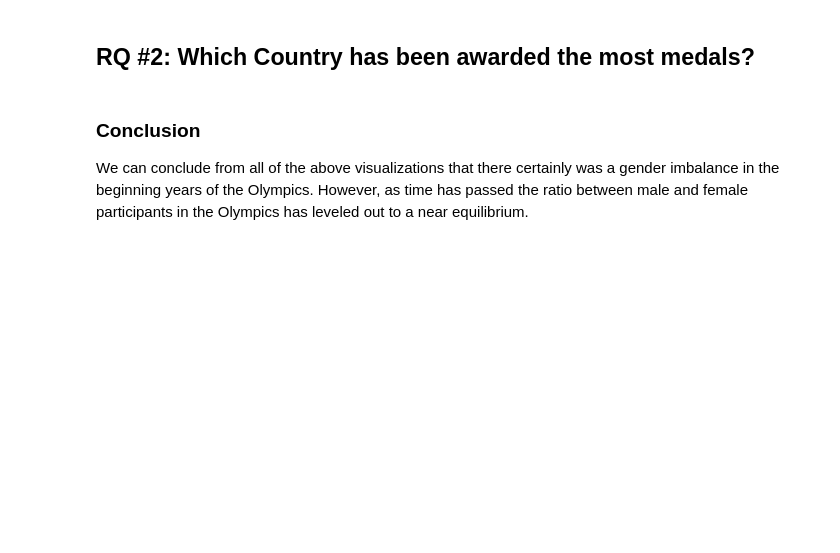
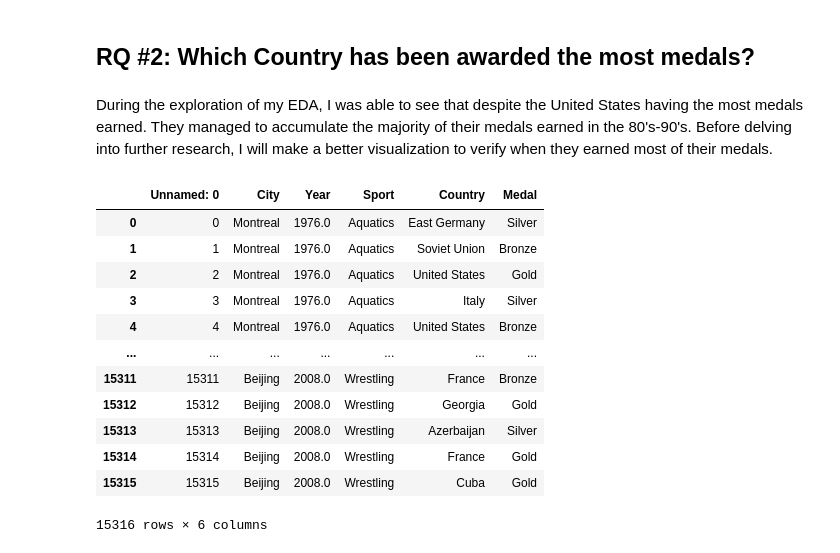
Before and after one commit to data301-2020-winter2/course-project-group_1053, a Jupyter notebook: analysis/Analysis.ipynb, the cells around one changed output. Cells and saved outputs as stored; diff of their text form; code cells hidden in the pictures; blank space fills up the shorter version.

```diff
--- a/analysis/Analysis.ipynb
+++ b/analysis/Analysis.ipynb
@@ -92,6 +100,20 @@ Finally, here we have the gender proportions chart from 2008. In this chart it i
 # %% [markdown]
 ## RQ #2: Which Country has been awarded the most medals?
-# %% [markdown]
-### Conclusion
-
-We can conclude from all of the above visualizations that there certainly was a gender imbalance in the beginning years of the Olympics. However, as time has passed the ratio between male and female participants in the Olympics has leveled out to a near equilibrium.
+# %% [markdown]
+During the exploration of my EDA, I was able to see that despite the United States having the most medals earned. They managed to accumulate the majority of their medals earned in the 80's-90's. Before delving into further research, I will make a better visualization to verify when they earned most of their medals.
+# %%
+data_rem = rem_columns(data_rq2)
+# %% [output]
+|  | Unnamed: 0 | City | Year | Sport | Country | Medal |
+| 0 | 0 | Montreal | 1976.0 | Aquatics | East Germany | Silver |
+| 1 | 1 | Montreal | 1976.0 | Aquatics | Soviet Union | Bronze |
+| 2 | 2 | Montreal | 1976.0 | Aquatics | United States | Gold |
+| 3 | 3 | Montreal | 1976.0 | Aquatics | Italy | Silver |
+| 4 | 4 | Montreal | 1976.0 | Aquatics | United States | Bronze |
+| ... | ... | ... | ... | ... | ... | ... |
+| 15311 | 15311 | Beijing | 2008.0 | Wrestling | France | Bronze |
+| 15312 | 15312 | Beijing | 2008.0 | Wrestling | Georgia | Gold |
+| 15313 | 15313 | Beijing | 2008.0 | Wrestling | Azerbaijan | Silver |
+| 15314 | 15314 | Beijing | 2008.0 | Wrestling | France | Gold |
+| 15315 | 15315 | Beijing | 2008.0 | Wrestling | Cuba | Gold |
+15316 rows × 6 columns
```
Also changed, not shown: parts of 9 cells of this notebook, 5 other files.
